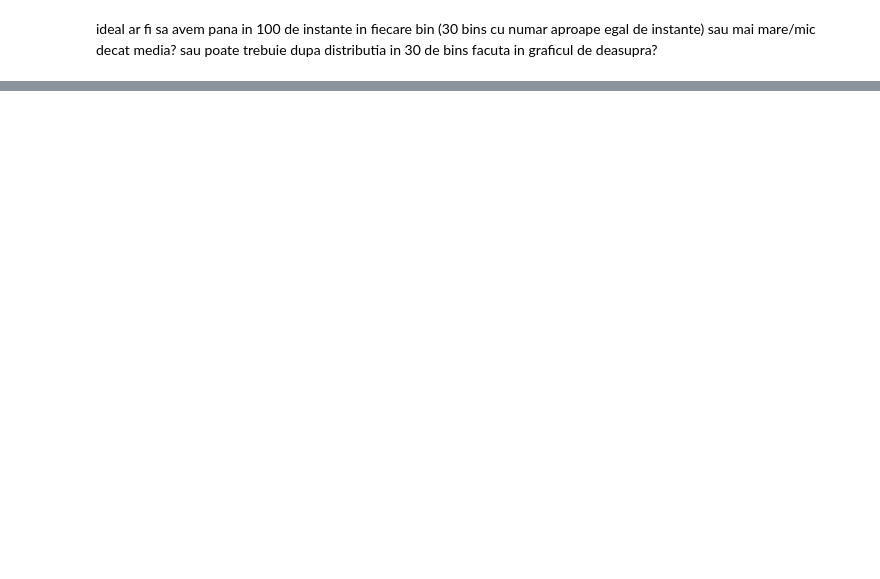
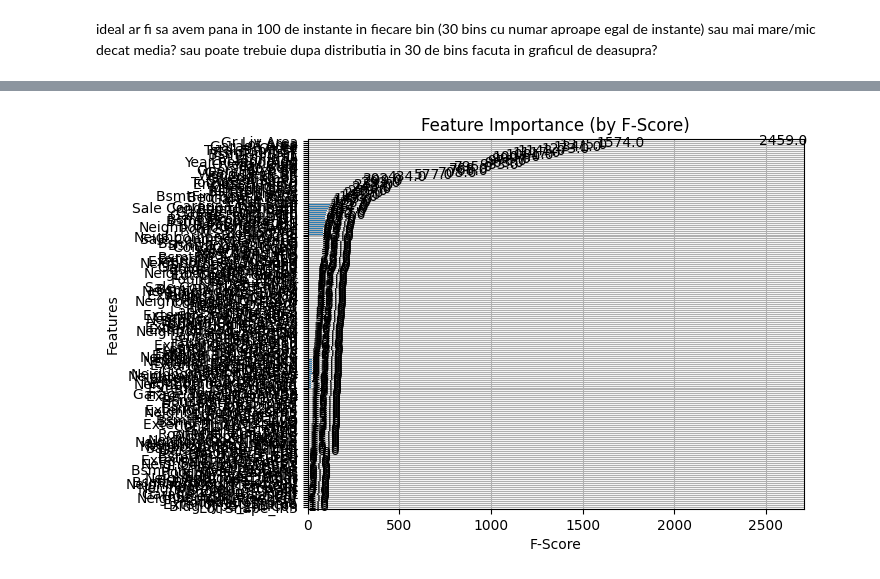
Before and after one commit to chiracarla/lab1, a Jupyter notebook: lab2.ipynb, the cells around one changed output, grey strips where cells are left out. Saved outputs shown, nothing was run; the diff lists cells and outputs as text; code cells hidden in the pictures; blank space fills up the shorter version.

Commit message:
xgboost cu cele 2 abordari de clase si stratify

```diff
--- a/lab2.ipynb
+++ b/lab2.ipynb
@@ -93,0 +95,10 @@ display(plt.bar(np.array(lims), np.array(frequency)))
+# %%
+lims_numeric = sorted([int(x) for x in lims])
+lims_numeric.append(int(data['SalePrice'].max() + 1))
+y_classEq = pd.cut(data['SalePrice'], bins=[0]+lims_numeric, labels=False, include_lowest=True)
+y_classEq = y_classEq.astype(int)
+# %%
+X_numeric = pd.get_dummies(X)
+X_trainEq10, X_testEq10, y_trainEq10, y_testEq10 = train_test_split(
+    X_numeric, y_classEq, test_size=0.1, random_state=42
+)
@@ -93,0 +159,13 @@ display(plt.bar(np.array(lims), np.array(frequency)))
+# %%
+X_trainEq20, X_testEq20, y_trainEq20, y_testEq20 = train_test_split(
+    X_numeric, y_classEq, test_size=0.2, random_state=42
+)
+# %%
+modelEq20 = XGBClassifier(
+    n_estimators=100,
+    max_depth=4,
+    learning_rate=0.1,
+    objective='multi:softmax'
+)
+
+modelEq20.fit(X_trainEq20, y_trainEq20)
@@ -93,0 +217,7 @@ display(plt.bar(np.array(lims), np.array(frequency)))
+# %%
+from xgboost import plot_importance
+plot_importance(modelEq20, importance_type='weight', xlabel='F-Score')
+plt.title("Feature Importance (by F-Score)")
+plt.show()
+# %% [output]
+[figure, added]
```
Also changed, not shown: parts of 18 cells of this notebook, 2 other files.
